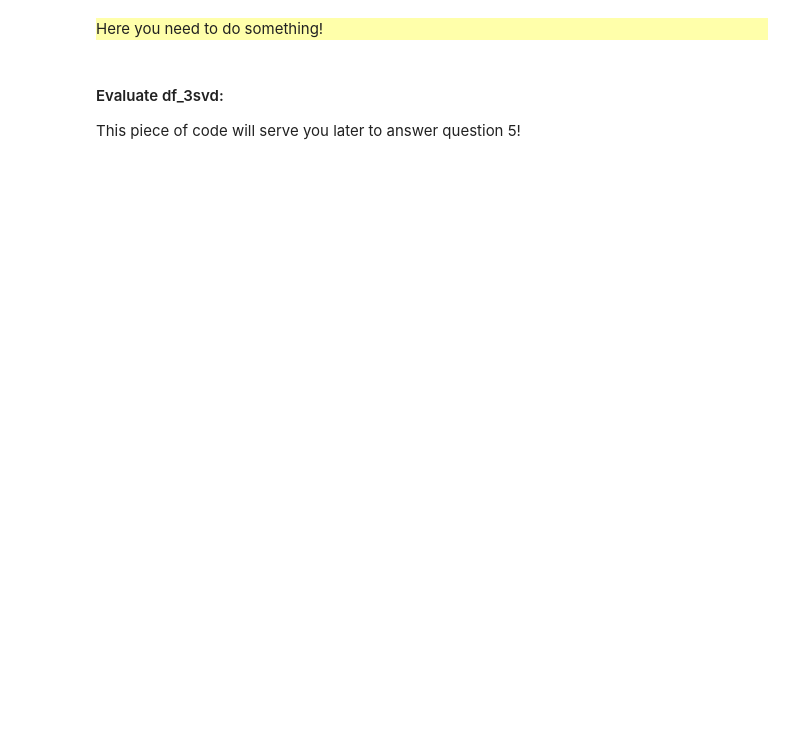
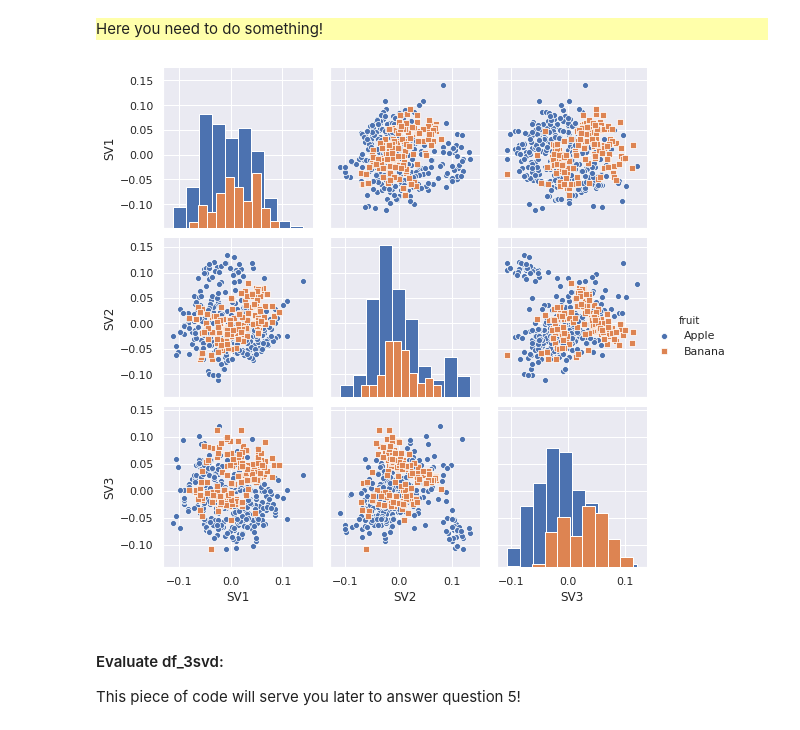
Before and after one commit to kauzarc/info232, a Jupyter notebook: TP2/TP2.ipynb, the cells around one changed output. Saved outputs shown, nothing was run; the diff lists cells and outputs as text; code cells hidden in the pictures; blank space fills up the shorter version.

```diff
--- a/TP2/TP2.ipynb
+++ b/TP2/TP2.ipynb
@@ -732,6 +750,9 @@ df_3svd.head()
 </div>
 # %%
 # Show the pairplot of svd_df
+g = sns.pairplot(df_3svd, hue="fruit", markers=["o", "s"], diag_kind="hist")
+# %% [output]
+[figure, added]
 # %% [markdown]
 #### Evaluate df_3svd:
 This piece of code will serve you later to answer question 5!
```
Also changed, not shown: parts of 18 cells of this notebook, 1 other file.
